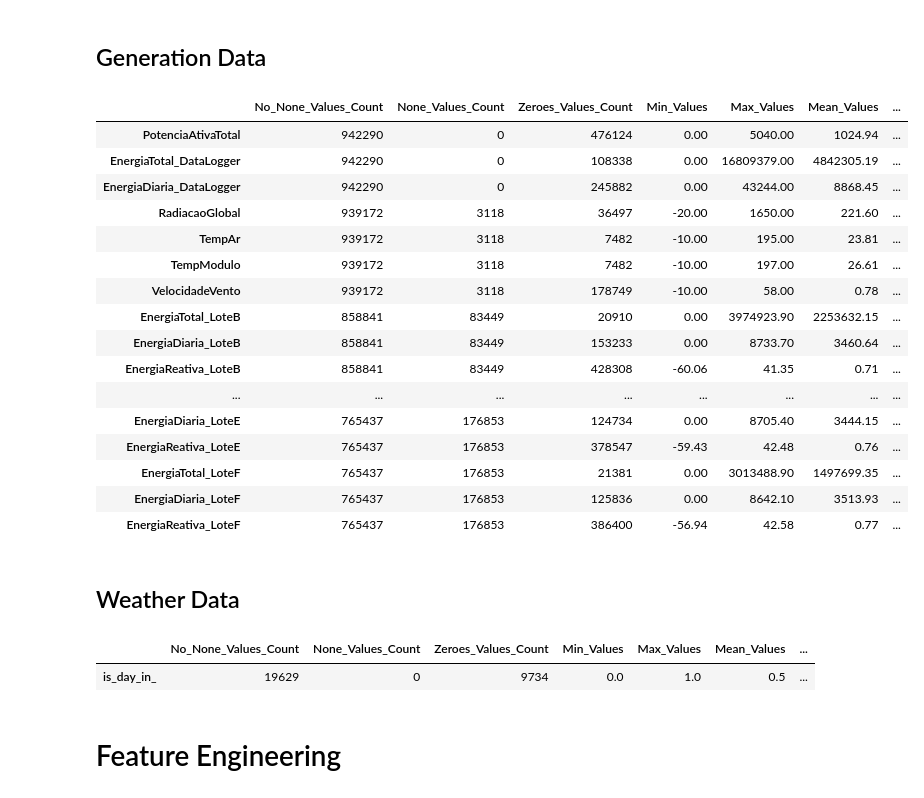
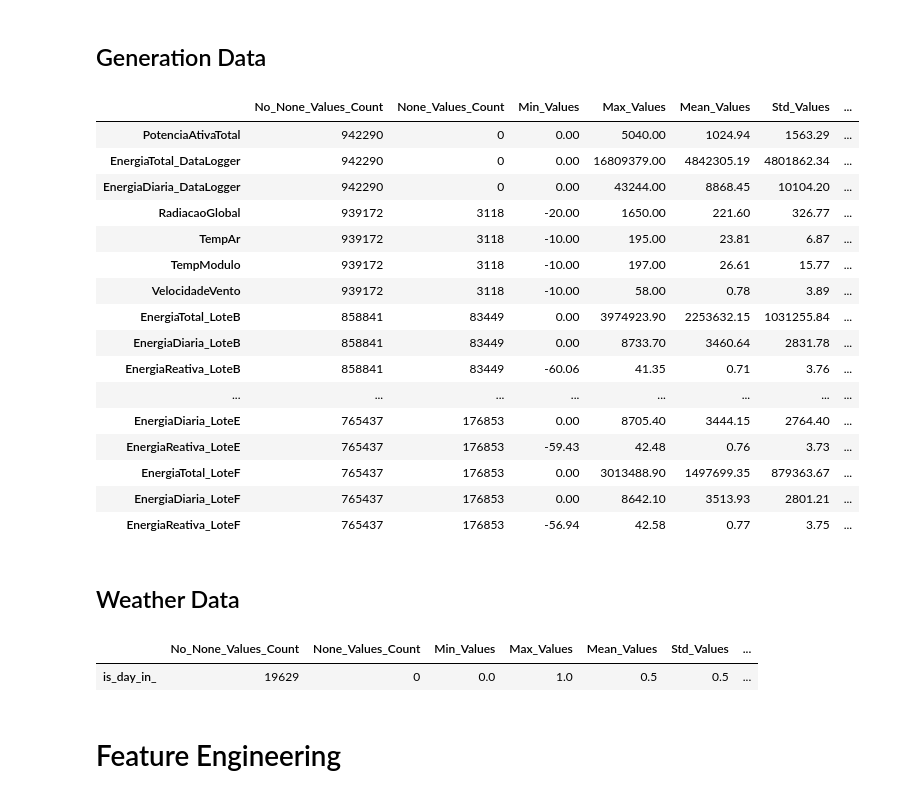
Before and after one commit to luisfernandoagottani/doctorade, a Jupyter notebook: notebooks/loanda/anomaly_detection.ipynb, the cells around one changed output. Drawn from its saved outputs; the diff is of its cells as text; code cells hidden in the pictures.

```diff
--- a/notebooks/loanda/anomaly_detection.ipynb
+++ b/notebooks/loanda/anomaly_detection.ipynb
@@ -114,49 +114,49 @@ df = df.sort_values(by='E3TimeStamp')
 # %%
 try:
   df = df.set_index('E3TimeStamp')
 except:
   pass
 try:
   del df['YMDH']
 except:
   pass
 try:
   del df['is_day_in_']
 except:
   pass
 
 
 df_descricao = pd.DataFrame()
 
 df_descricao['No_None_Values_Count'] = round(df.apply(lambda x: x.count()),2)
 df_descricao['None_Values_Count'] = round(df.apply(lambda x: x.isnull().sum()),2)
-df_descricao['Zeroes_Values_Count'] = round(df.apply(lambda x: (x == 0).sum()),2)
+# df_descricao['Zeroes_Values_Count'] = round(df.apply(lambda x: (x == 0).sum()),2)
 df_descricao['Min_Values'] = round(df.apply(lambda x: x.min()),2)
 df_descricao['Max_Values'] = round(df.apply(lambda x: x.max()),2)
 df_descricao['Mean_Values'] = round(df.apply(lambda x: x.mean()),2)
 df_descricao['Std_Values'] = round(df.apply(lambda x: x.std()),2)
 df_descricao['Sum of Values'] = round(df.apply(lambda x: x.sum()),0)
 # df_descricao['Min_Date'] = df.index.min()
 # df_descricao['Max_Date'] = df.index.max()
 df_descricao
 # %% [output]
-|  | No_None_Values_Count | None_Values_Count | Zeroes_Values_Count | Min_Values | Max_Values | Mean_Values | ... |
-| PotenciaAtivaTotal | 942290 | 0 | 476124 | 0.00 | 5040.00 | 1024.94 | ... |
-| EnergiaTotal_DataLogger | 942290 | 0 | 108338 | 0.00 | 16809379.00 | 4842305.19 | ... |
-| EnergiaDiaria_DataLogger | 942290 | 0 | 245882 | 0.00 | 43244.00 | 8868.45 | ... |
-| RadiacaoGlobal | 939172 | 3118 | 36497 | -20.00 | 1650.00 | 221.60 | ... |
-| TempAr | 939172 | 3118 | 7482 | -10.00 | 195.00 | 23.81 | ... |
-| TempModulo | 939172 | 3118 | 7482 | -10.00 | 197.00 | 26.61 | ... |
-| VelocidadeVento | 939172 | 3118 | 178749 | -10.00 | 58.00 | 0.78 | ... |
-| EnergiaTotal_LoteB | 858841 | 83449 | 20910 | 0.00 | 3974923.90 | 2253632.15 | ... |
-| EnergiaDiaria_LoteB | 858841 | 83449 | 153233 | 0.00 | 8733.70 | 3460.64 | ... |
-| EnergiaReativa_LoteB | 858841 | 83449 | 428308 | -60.06 | 41.35 | 0.71 | ... |
+|  | No_None_Values_Count | None_Values_Count | Min_Values | Max_Values | Mean_Values | Std_Values | ... |
+| PotenciaAtivaTotal | 942290 | 0 | 0.00 | 5040.00 | 1024.94 | 1563.29 | ... |
+| EnergiaTotal_DataLogger | 942290 | 0 | 0.00 | 16809379.00 | 4842305.19 | 4801862.34 | ... |
+| EnergiaDiaria_DataLogger | 942290 | 0 | 0.00 | 43244.00 | 8868.45 | 10104.20 | ... |
+| RadiacaoGlobal | 939172 | 3118 | -20.00 | 1650.00 | 221.60 | 326.77 | ... |
+| TempAr | 939172 | 3118 | -10.00 | 195.00 | 23.81 | 6.87 | ... |
+| TempModulo | 939172 | 3118 | -10.00 | 197.00 | 26.61 | 15.77 | ... |
+| VelocidadeVento | 939172 | 3118 | -10.00 | 58.00 | 0.78 | 3.89 | ... |
+| EnergiaTotal_LoteB | 858841 | 83449 | 0.00 | 3974923.90 | 2253632.15 | 1031255.84 | ... |
+| EnergiaDiaria_LoteB | 858841 | 83449 | 0.00 | 8733.70 | 3460.64 | 2831.78 | ... |
+| EnergiaReativa_LoteB | 858841 | 83449 | -60.06 | 41.35 | 0.71 | 3.76 | ... |
 | ... | ... | ... | ... | ... | ... | ... | ... |
-| EnergiaDiaria_LoteE | 765437 | 176853 | 124734 | 0.00 | 8705.40 | 3444.15 | ... |
-| EnergiaReativa_LoteE | 765437 | 176853 | 378547 | -59.43 | 42.48 | 0.76 | ... |
-| EnergiaTotal_LoteF | 765437 | 176853 | 21381 | 0.00 | 3013488.90 | 1497699.35 | ... |
-| EnergiaDiaria_LoteF | 765437 | 176853 | 125836 | 0.00 | 8642.10 | 3513.93 | ... |
-| EnergiaReativa_LoteF | 765437 | 176853 | 386400 | -56.94 | 42.58 | 0.77 | ... |
+| EnergiaDiaria_LoteE | 765437 | 176853 | 0.00 | 8705.40 | 3444.15 | 2764.40 | ... |
+| EnergiaReativa_LoteE | 765437 | 176853 | -59.43 | 42.48 | 0.76 | 3.73 | ... |
+| EnergiaTotal_LoteF | 765437 | 176853 | 0.00 | 3013488.90 | 1497699.35 | 879363.67 | ... |
+| EnergiaDiaria_LoteF | 765437 | 176853 | 0.00 | 8642.10 | 3513.93 | 2801.21 | ... |
+| EnergiaReativa_LoteF | 765437 | 176853 | -56.94 | 42.58 | 0.77 | 3.75 | ... |
 # %% [markdown]
 ## Weather Data
 # %%
@@ -174,7 +174,7 @@ df_descricao = pd.DataFrame()
 
 df_descricao['No_None_Values_Count'] = round(df_weather.apply(lambda x: x.count()),2)
 df_descricao['None_Values_Count'] = round(df_weather.apply(lambda x: x.isnull().sum()),2)
-df_descricao['Zeroes_Values_Count'] = round(df_weather.apply(lambda x: (x == 0).sum()),2)
+# df_descricao['Zeroes_Values_Count'] = round(df_weather.apply(lambda x: (x == 0).sum()),2)
 df_descricao['Min_Values'] = round(df_weather.apply(lambda x: x.min()),2)
 df_descricao['Max_Values'] = round(df_weather.apply(lambda x: x.max()),2)
 df_descricao['Mean_Values'] = round(df_weather.apply(lambda x: x.mean()),2)
@@ -184,8 +184,8 @@ df_descricao['Sum of Values'] = round(df_weather.apply(lambda x: x.sum()),0)
 # df_descricao['Max_Date'] = df_weather.index.max()
 df_descricao
 # %% [output]
-|  | No_None_Values_Count | None_Values_Count | Zeroes_Values_Count | Min_Values | Max_Values | Mean_Values | ... |
-| is_day_in_ | 19629 | 0 | 9734 | 0.0 | 1.0 | 0.5 | ... |
+|  | No_None_Values_Count | None_Values_Count | Min_Values | Max_Values | Mean_Values | Std_Values | ... |
+| is_day_in_ | 19629 | 0 | 0.0 | 1.0 | 0.5 | 0.5 | ... |
 # %%
 fig = plt.plot(x = pd.to_datetime(df_weather.reset_index()['time_in_iso8601']).dt.hour,y= df_weather['is_day_in_'], data_frame=df_weather, kind='hist')
 fig.update_layout(
```
Also changed, not shown: parts of 5 cells of this notebook, 5 other files.
